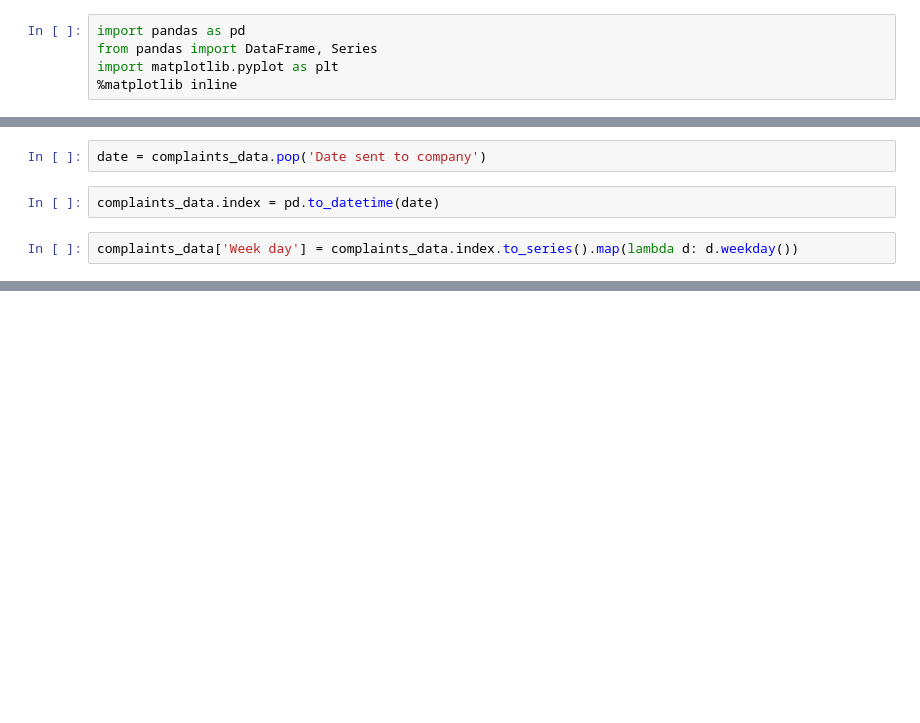
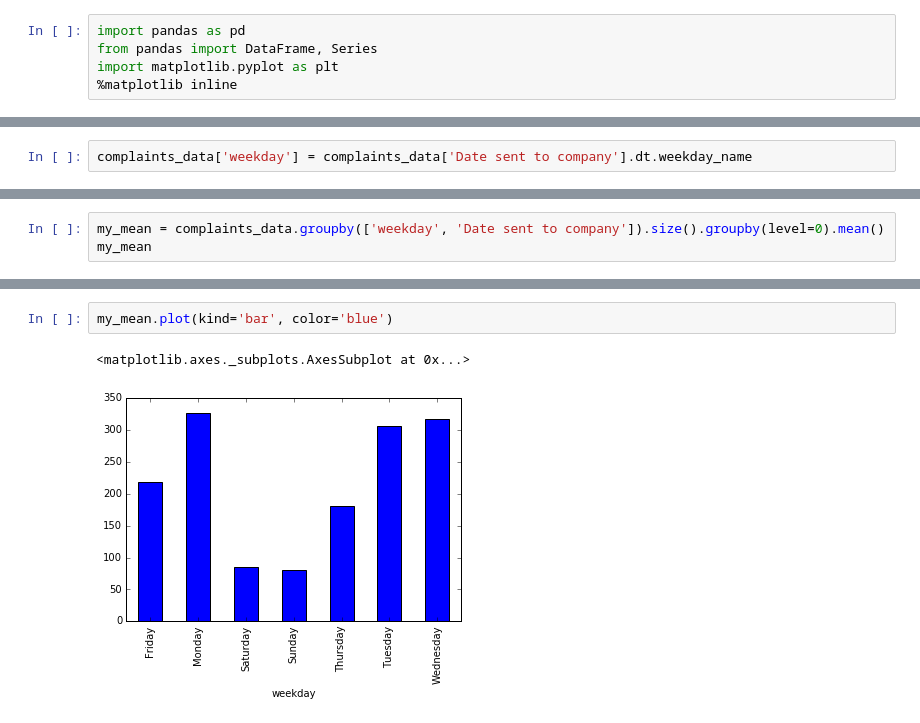
Before and after one commit to sateigen/consumer-complaints, a Jupyter notebook: consumer_complaints.ipynb, the cells around one changed output, grey strips where cells are left out. Saved outputs shown, nothing was run; the diff lists cells and outputs as text; blank space fills up the shorter version.

```diff
--- a/consumer_complaints.ipynb
+++ b/consumer_complaints.ipynb
@@ -37,9 +67,5 @@ company_response.plot(kind='bar', color='blue')
 # %%
-date = complaints_data.pop('Date sent to company')
+complaints_data['weekday'] = complaints_data['Date sent to company'].dt.weekday_name
-# %%
-complaints_data.index = pd.to_datetime(date)
-# %%
-complaints_data['Week day'] = complaints_data.index.to_series().map(lambda d: d.weekday())
 # %%
 complaints_data.head()
 # %% [output]
@@ -78,0 +89,3 @@ complaints_data
+# %%
+my_mean = complaints_data.groupby(['weekday', 'Date sent to company']).size().groupby(level=0).mean()
+my_mean
@@ -78,0 +102,5 @@ complaints_data
+# %%
+my_mean.plot(kind='bar', color='blue')
+# %% [output]
+<matplotlib.axes._subplots.AxesSubplot at 0x...>
+[figure, added]
```
Also changed, not shown: parts of 14 cells of this notebook.
